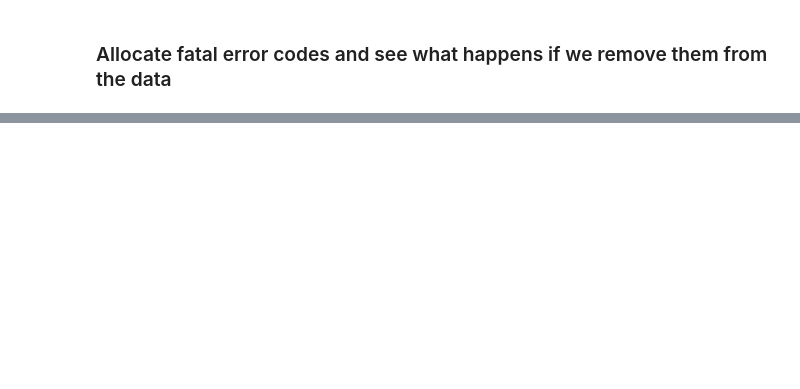
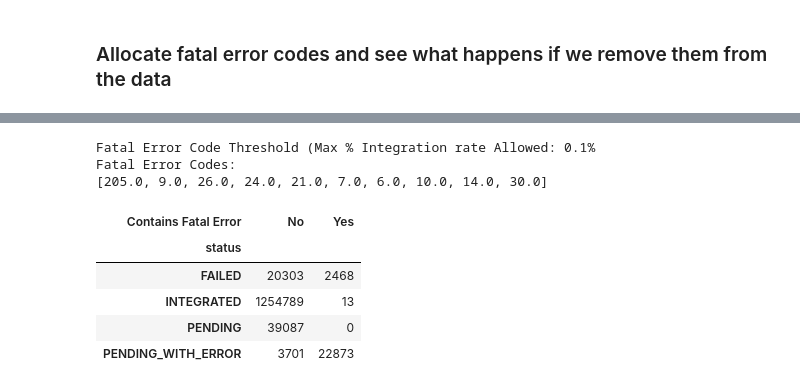
Before and after one commit to nhsconnect/prm-gp2gp-data-sandbox, a Jupyter notebook: notebooks/19-PRMT-1894--fatal-and-non-fatal-error-codes.ipynb, the cells around one changed output, grey strips where cells are left out. Saved outputs shown, nothing was run; the diff lists cells and outputs as text; code cells hidden in the pictures; blank space fills up the shorter version.

```diff
--- a/notebooks/19-PRMT-1894--fatal-and-non-fatal-error-codes.ipynb
+++ b/notebooks/19-PRMT-1894--fatal-and-non-fatal-error-codes.ipynb
@@ -165,0 +177,12 @@ error_code_failure_rates(transfers_without_fatal_codes)
+# %%
+fatal_error_implementation_effect(transfers,0.1)
+# %% [output]
+Fatal Error Code Threshold (Max % Integration rate Allowed: 0.1%
+Fatal Error Codes:
+[205.0, 9.0, 26.0, 24.0, 21.0, 7.0, 6.0, 10.0, 14.0, 30.0]
+| Contains Fatal Error | No | Yes |
+| status |  |  |
+| FAILED | 20303 | 2468 |
+| INTEGRATED | 1254789 | 13 |
+| PENDING | 39087 | 0 |
+| PENDING_WITH_ERROR | 3701 | 22873 |
```
Also changed, not shown: parts of 15 cells of this notebook.
